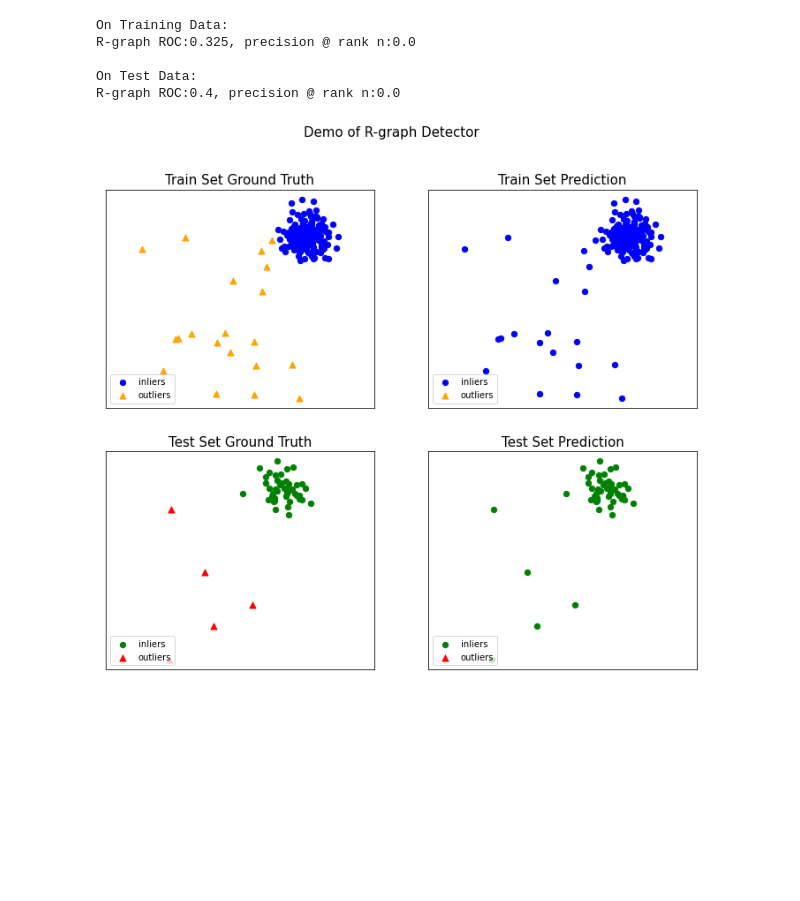
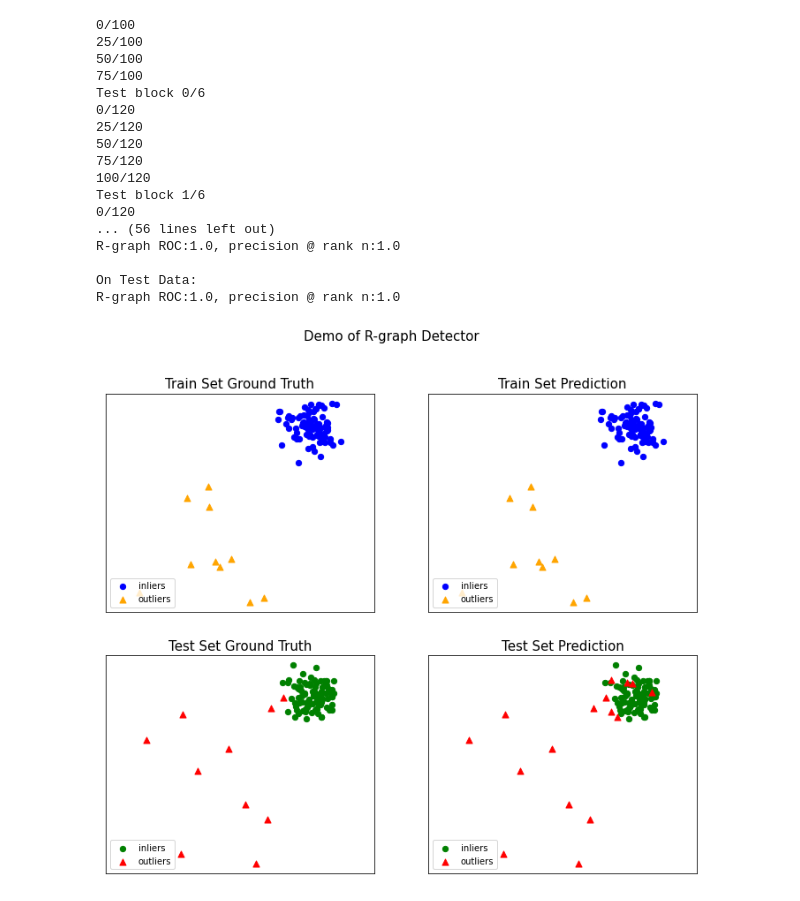
Before and after one commit to yzhao062/pyod, a Jupyter notebook: examples/rgraph_example.ipynb, the cells around one changed output. Cells and saved outputs as stored; diff of their text form; code cells hidden in the pictures; blank space fills up the shorter version.

```diff
--- a/examples/rgraph_example.ipynb
+++ b/examples/rgraph_example.ipynb
@@ -26,52 +26,65 @@ import seaborn as sns
 import matplotlib.pyplot as plt
 # %%
 contamination = 0.1  # percentage of outliers
-n_train = 200  # number of training points
-n_test = 50  # number of testing points
+n_train = 100  # number of training points
+n_test = 100  # number of testing points
 
 # Generate sample data
 X_train, X_test, y_train, y_test = generate_data(
     n_train=n_train,
     n_test=n_test,
-    n_features=2,
+    n_features=75,
     contamination=contamination,
     behaviour="new",
     random_state=42,
 )
 
 # train R-graph detector
 clf_name = 'R-graph'
-clf = RGraph(n_nonzero = 25, transition_steps = 20 , gamma = 50, gamma_nz = True,
-             tau = 1, preprocessing=True, active_support = True,
-             algorithm= 'lasso_lars', maxiter= 40, verbose =0 )
+clf = RGraph(n_nonzero = 100, transition_steps = 20 , gamma = 50, gamma_nz = False,
+             tau = 1, preprocessing=True, active_support = False,
+             blocksize_test_data = 20,
+             algorithm= 'lasso_lars', maxiter= 100, verbose =1 )
 
 clf.fit(X_train)
 
 
 # get the prediction labels and outlier scores of the training data
 y_train_pred = clf.labels_  # binary labels (0: inliers, 1: outliers)
 y_train_scores = clf.decision_scores_  # raw outlier scores
 
 # get the prediction on the test data
 y_test_pred = clf.predict(X_test)  # outlier labels (0 or 1)
 y_test_scores = clf.decision_function(X_test)  # outlier scores
 
 # evaluate and print the results
 print("\nOn Training Data:")
 evaluate_print(clf_name, y_train, y_train_scores)
 print("\nOn Test Data:")
 evaluate_print(clf_name, y_test, y_test_scores)
 
 # # visualize the results
-visualize(clf_name, X_train, y_train, X_test, y_test, y_train_pred,
+visualize(clf_name, X_train[:,0:2], y_train, X_test[:,0:2], y_test, y_train_pred,
           y_test_pred, show_figure=True, save_figure=True)
 # %% [output]
-On Training Data:
-R-graph ROC:0.325, precision @ rank n:0.0
+0/100
+25/100
+50/100
+75/100
+Test block 0/6
+0/120
+25/120
+50/120
+75/120
+100/120
+Test block 1/6
+0/120
+... (56 lines left out)
+R-graph ROC:1.0, precision @ rank n:1.0
 
 On Test Data:
-R-graph ROC:0.4, precision @ rank n:0.0
+R-graph ROC:1.0, precision @ rank n:1.0
-[figure, old version]
+[figure, new version]
 # %%
 fig = plt.figure( figsize = (10,14))
 ax = fig.add_subplot(2,1,1)
```
Also changed, not shown: parts of 1 cell of this notebook, 2 other files.
